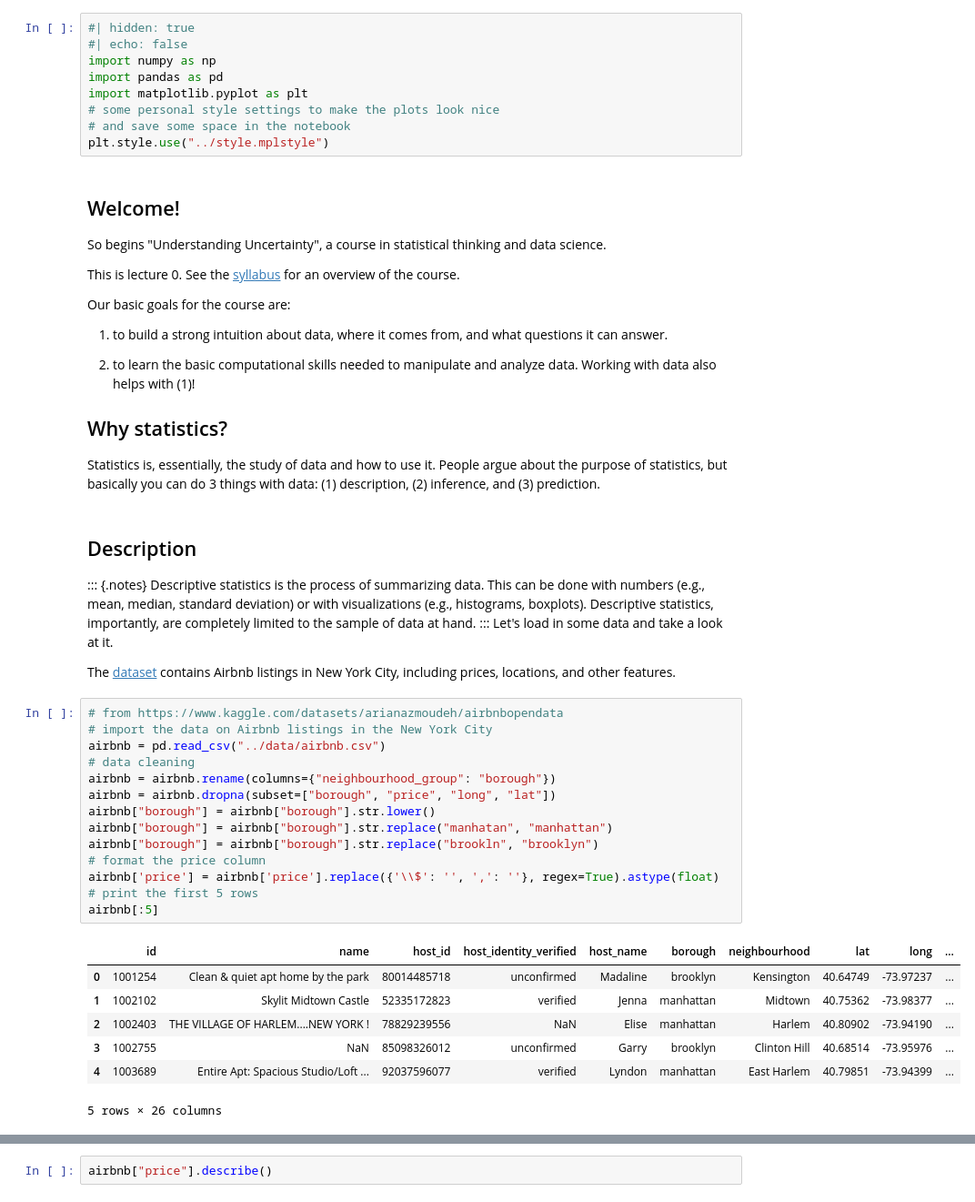
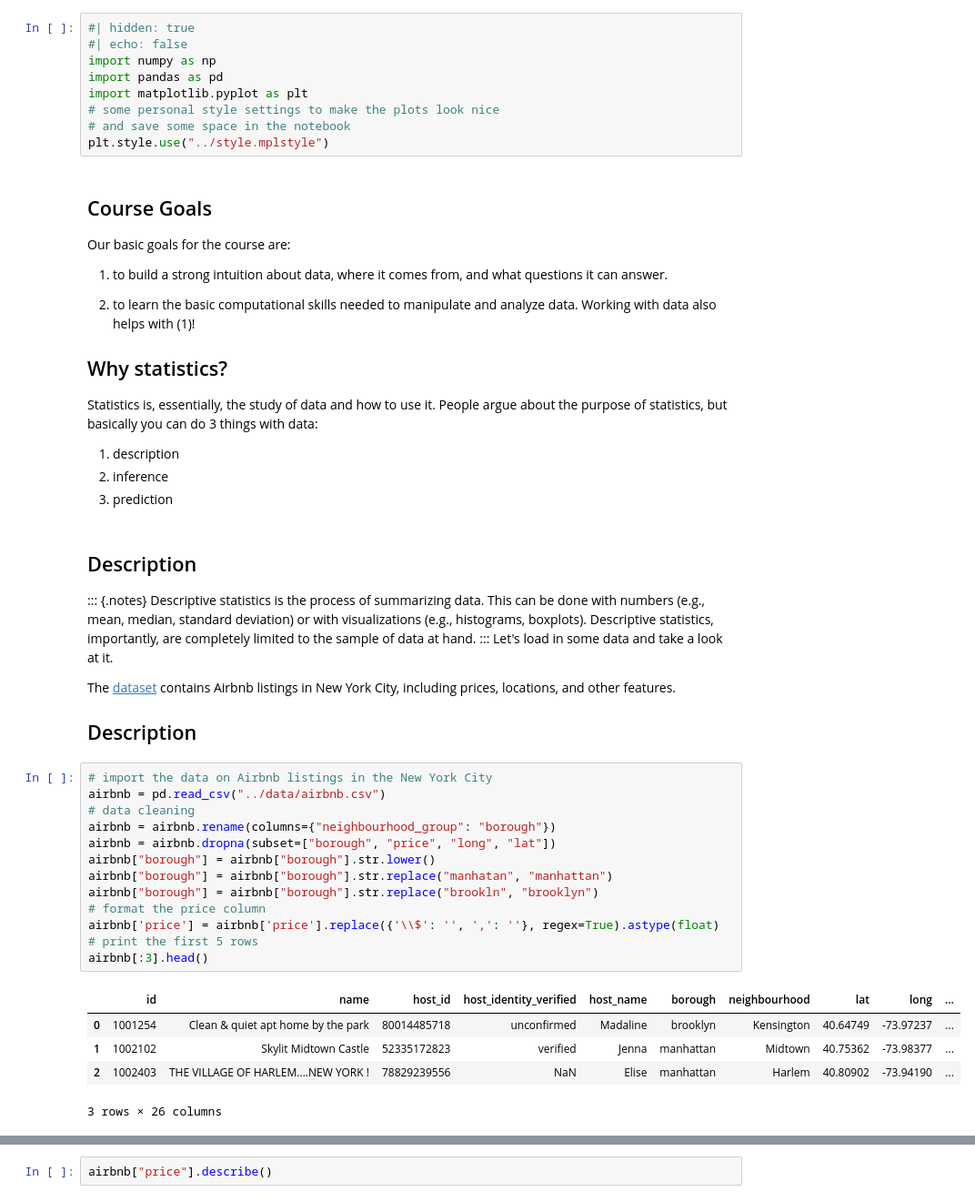
Before and after one commit to jrudoler-teaching/understanding-uncertainty, a Jupyter notebook: slides/lecture-00-slides.ipynb, the cells around one changed output, grey strips where cells are left out. Shown at 91% size. Drawn from its saved outputs; the diff is of its cells as text.

Commit message:
render with lecture 8

```diff
--- a/slides/lecture-00-slides.ipynb
+++ b/slides/lecture-00-slides.ipynb
@@ -21,10 +26,7 @@ import matplotlib.pyplot as plt
 # and save some space in the notebook
 plt.style.use("../style.mplstyle")
 # %% [markdown]
-## Welcome!
-So begins "Understanding Uncertainty", a course in statistical thinking and data science.
-
-This is lecture 0. See the [syllabus](../syllabus.qmd) for an overview of the course.
+## Course Goals
 
 Our basic goals for the course are:
 
@@ -33,7 +35,11 @@ Our basic goals for the course are:
 2) to learn the basic computational skills needed to manipulate and analyze data. Working with data also helps with (1)!
 
 ## Why statistics?
-Statistics is, essentially, the study of data and how to use it. People argue about the purpose of statistics, but basically you can do 3 things with data: (1) description, (2) inference, and (3) prediction.
+Statistics is, essentially, the study of data and how to use it. People argue about the purpose of statistics, but basically you can do 3 things with data:
+
+1. description
+2. inference
+3. prediction
 # %% [markdown]
 ## Description
 ::: {.notes}
@@ -42,26 +48,26 @@ Descriptive statistics is the process of summarizing data. This can be done with
 Let's load in some data and take a look at it.
 
 The [dataset](https://www.kaggle.com/datasets/arianazmoudeh/airbnbopendata) contains Airbnb listings in New York City, including prices, locations, and other features.
+
+## Description
+<!-- ^[from https://www.kaggle.com/datasets/arianazmoudeh/airbnbopendata] -->
 # %%
-# from https://www.kaggle.com/datasets/arianazmoudeh/airbnbopendata
 # import the data on Airbnb listings in the New York City
 airbnb = pd.read_csv("../data/airbnb.csv")
 # data cleaning
 airbnb = airbnb.rename(columns={"neighbourhood_group": "borough"})
 airbnb = airbnb.dropna(subset=["borough", "price", "long", "lat"])
 airbnb["borough"] = airbnb["borough"].str.lower()
 airbnb["borough"] = airbnb["borough"].str.replace("manhatan", "manhattan")
 airbnb["borough"] = airbnb["borough"].str.replace("brookln", "brooklyn")
 # format the price column
 airbnb['price'] = airbnb['price'].replace({'\\$': '', ',': ''}, regex=True).astype(float)
 # print the first 5 rows
-airbnb[:5]
+airbnb[:3].head()
 # %% [output]
 |  | id | name | host_id | host_identity_verified | host_name | borough | neighbourhood | lat | long | ... |
 | 0 | 1001254 | Clean & quiet apt home by the park | 80014485718 | unconfirmed | Madaline | brooklyn | Kensington | 40.64749 | -73.97237 | ... |
 | 1 | 1002102 | Skylit Midtown Castle | 52335172823 | verified | Jenna | manhattan | Midtown | 40.75362 | -73.98377 | ... |
 | 2 | 1002403 | THE VILLAGE OF HARLEM....NEW YORK ! | 78829239556 | NaN | Elise | manhattan | Harlem | 40.80902 | -73.94190 | ... |
-| 3 | 1002755 | NaN | 85098326012 | unconfirmed | Garry | brooklyn | Clinton Hill | 40.68514 | -73.95976 | ... |
-| 4 | 1003689 | Entire Apt: Spacious Studio/Loft ... | 92037596077 | verified | Lyndon | manhattan | East Harlem | 40.79851 | -73.94399 | ... |
-5 rows × 26 columns
+3 rows × 26 columns
 # %% [markdown]
```
Also changed, not shown: parts of 7 cells of this notebook, 24 other files.
